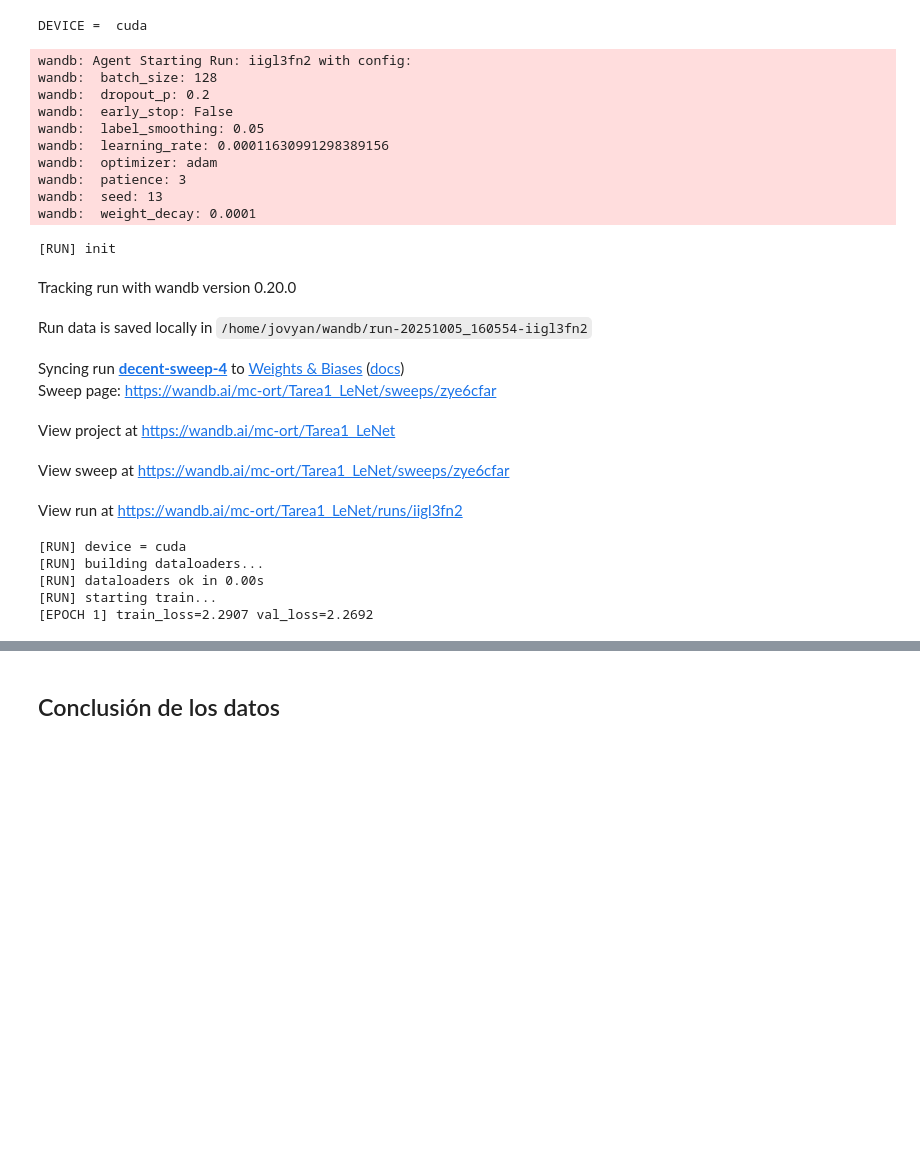
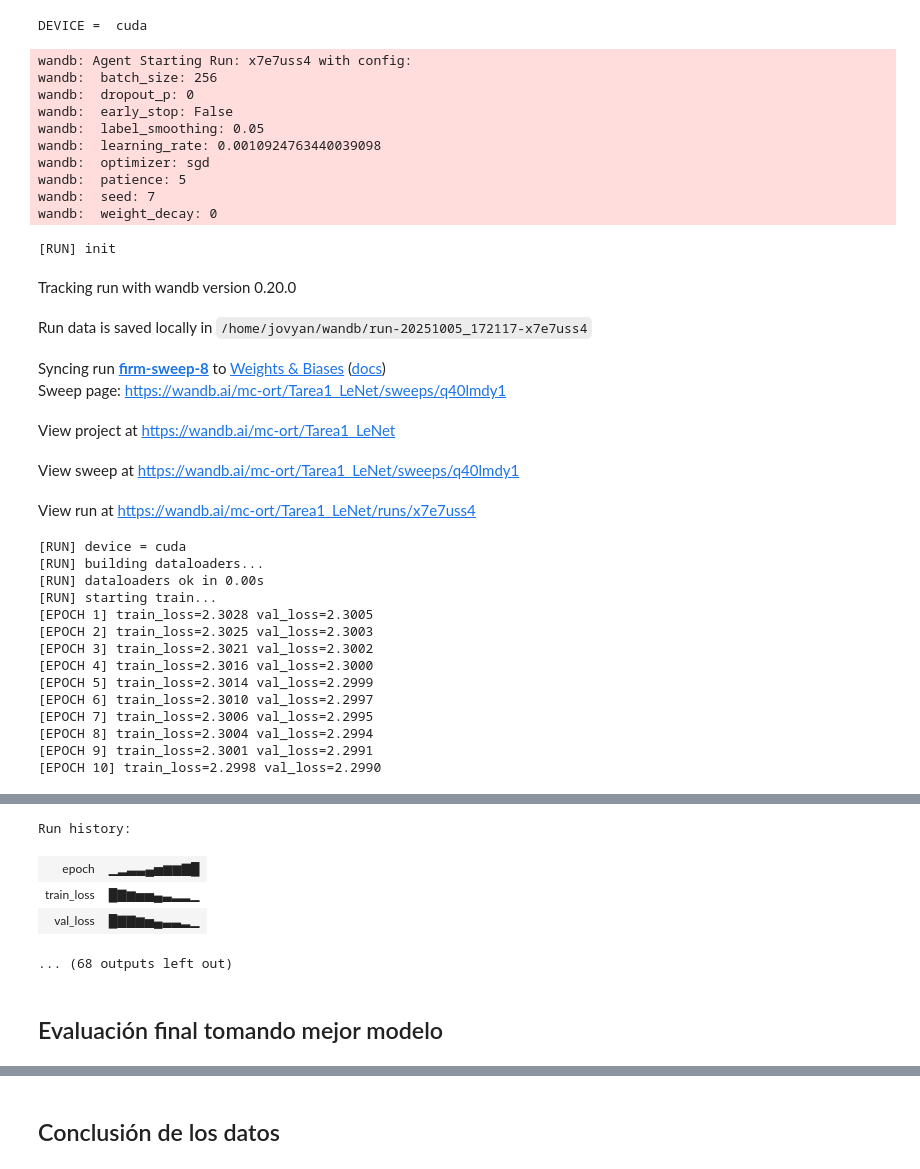
Before and after one commit to nataliacampiglia/tdl_tarea_1, a Jupyter notebook: Tarea_1_letra.ipynb, the cells around one changed output, grey strips where cells are left out. Saved outputs shown, nothing was run; the diff lists cells and outputs as text; code cells hidden in the pictures; blank space fills up the shorter version.

Commit message:
wandb best model

```diff
--- a/Tarea_1_letra.ipynb
+++ b/Tarea_1_letra.ipynb
@@ -341,10 +346,10 @@ def get_dataloaders(batch_size=BATCH_SIZE, num_workers=NUM_WORKERS):
         num_workers=num_workers,
     )
 
-    return train_loader, val_loader
+    return train_loader, val_loader, test_loader
 
 
-train_loader, val_loader = get_dataloaders()
+train_loader, val_loader, test_loader = get_dataloaders()
 # %%
 class LeNet(nn.Module):
     def __init__(self, in_channels, num_classes, use_dropout=False, dropout_p=0.5):
@@ -405,7 +410,7 @@ Estimated Total Size (MB): 7.45
 ## Entrenamiento
 # %%
 LR = 0.001
-EPOCHS = 20
+EPOCHS = 10
 
 letnet_model = LeNet(1,10).to(DEVICE)
 criterion = nn.CrossEntropyLoss().to(DEVICE)
@@ -498,6 +503,7 @@ def sweep_run():
     run_batch_size = config.batch_size
     run_early_stopping = config.early_stop
     run_patience = config.patience
+    run_label_smoothing = config.label_smoothing
 
     # modelo
     if run_dropout_p == 0:
@@ -510,24 +516,20 @@ def sweep_run():
     # dataloaders
     t0 = time.time()
     print("[RUN] building dataloaders...", flush=True)
-    train_loader, val_loader = get_dataloaders(run_batch_size, NUM_WORKERS)
+    train_loader, val_loader, test_loader = get_dataloaders(run_batch_size, NUM_WORKERS)
     print(f"[RUN] dataloaders ok in {time.time()-t0:.2f}s", flush=True)
-
-    # device
-    #if torch.cuda.is_available():
-    #    # siempre la 1ª GPU en Colab es 0
-    #    device = torch.device("cuda:0")
-    #    # opcional: forzar visibilidad a solo esa
-    #    os.environ["CUDA_VISIBLE_DEVICES"] = "0"
-    #else:
-    #    device = torch.device("cpu")
-    #wandb.config.update({"device": str(device)}, allow_val_change=True)
 
     # optimizer
     if run_optimizer == "adam":
       optimizer = optim.Adam(model.parameters(), lr=run_learning_rate, weight_decay=run_weight_decay)
     elif run_optimizer == "sgd":
         optimizer = optim.SGD(model.parameters(), lr=run_learning_rate, momentum=0.9, nesterov=True, weight_decay=run_weight_decay)
+
+    # criterion
+    if run_label_smoothing == 0:
+        criterion = nn.CrossEntropyLoss().to(DEVICE)
+    else:
+        criterion = nn.CrossEntropyLoss(label_smoothing=run_label_smoothing).to(DEVICE)
 
     def log_with_timing(epoch, train_loss, val_loss):
         wandb.log({"epoch": epoch+1, "train_loss": train_loss, "val_loss": val_loss})
@@ -538,9 +540,8 @@ def sweep_run():
           epochs=EPOCHS, log_fn=log_with_timing, log_every=1)
 
     # guardo pesos temporalmente
-    fname = f"model_{wandb.run.id}.pth"
-    torch.save(model.state_dict(), fname)
-    wandb.save(fname)
+    torch.save(model.state_dict(), "model.pth")
+    wandb.save(f"model.pth")
 
     wandb.finish()
 # %%
@@ -548,28 +549,37 @@ print("DEVICE = ", DEVICE)
 # %% [output]
 DEVICE =  cuda
 # %%
-wandb.agent(sweep_id, function=sweep_run, count=10) # corre sweep_run 10 veces
+wandb.agent(sweep_id, function=sweep_run, count=5) # corre sweep_run 10 veces
 # %% [output]
-wandb: Agent Starting Run: iigl3fn2 with config:
-wandb:  batch_size: 128
-wandb:  dropout_p: 0.2
+wandb: Agent Starting Run: x7e7uss4 with config:
+wandb:  batch_size: 256
+wandb:  dropout_p: 0
 wandb:  early_stop: False
 wandb:  label_smoothing: 0.05
-wandb:  learning_rate: 0.00011630991298389156
-wandb:  optimizer: adam
-wandb:  patience: 3
-wandb:  seed: 13
-wandb:  weight_decay: 0.0001
+wandb:  learning_rate: 0.0010924763440039098
+wandb:  optimizer: sgd
+wandb:  patience: 5
+wandb:  seed: 7
+wandb:  weight_decay: 0
 [RUN] init
 Tracking run with wandb version 0.20.0
-Run data is saved locally in /home/jovyan/wandb/run-20251005_160554-iigl3fn2
+Run data is saved locally in /home/jovyan/wandb/run-20251005_172117-x7e7uss4
-Syncing run decent-sweep-4 to Weights & Biases (docs)
-Sweep page: https://wandb.ai/mc-ort/Tarea1_LeNet/sweeps/zye6cfar
+Syncing run firm-sweep-8 to Weights & Biases (docs)
+Sweep page: https://wandb.ai/mc-ort/Tarea1_LeNet/sweeps/q40lmdy1
 View project at https://wandb.ai/mc-ort/Tarea1_LeNet
-View sweep at https://wandb.ai/mc-ort/Tarea1_LeNet/sweeps/zye6cfar
+View sweep at https://wandb.ai/mc-ort/Tarea1_LeNet/sweeps/q40lmdy1
-View run at https://wandb.ai/mc-ort/Tarea1_LeNet/runs/iigl3fn2
+View run at https://wandb.ai/mc-ort/Tarea1_LeNet/runs/x7e7uss4
 [RUN] device = cuda
 [RUN] building dataloaders...
 [RUN] dataloaders ok in 0.00s
 [RUN] starting train...
-[EPOCH 1] train_loss=2.2907 val_loss=2.2692
+[EPOCH 1] train_loss=2.3028 val_loss=2.3005
+[EPOCH 2] train_loss=2.3025 val_loss=2.3003
+[EPOCH 3] train_loss=2.3021 val_loss=2.3002
+[EPOCH 4] train_loss=2.3016 val_loss=2.3000
+[EPOCH 5] train_loss=2.3014 val_loss=2.2999
+[EPOCH 6] train_loss=2.3010 val_loss=2.2997
+[EPOCH 7] train_loss=2.3006 val_loss=2.2995
+[EPOCH 8] train_loss=2.3004 val_loss=2.2994
+[EPOCH 9] train_loss=2.3001 val_loss=2.2991
+[EPOCH 10] train_loss=2.2998 val_loss=2.2990
@@ -575,0 +587,7 @@ View run at https://wandb.ai/mc-ort/Tarea1_LeNet/runs/iigl3fn2
+Run history:
+| epoch | ▁▂▃▃▄▅▆▆▇█ |
+| train_loss | █▇▆▅▅▄▃▂▂▁ |
+| val_loss | █▇▇▆▅▄▃▃▂▁ |
+... (68 outputs left out)
+# %% [markdown]
+## Evaluación final tomando mejor modelo
```
Also changed, not shown: parts of 7 cells of this notebook.
